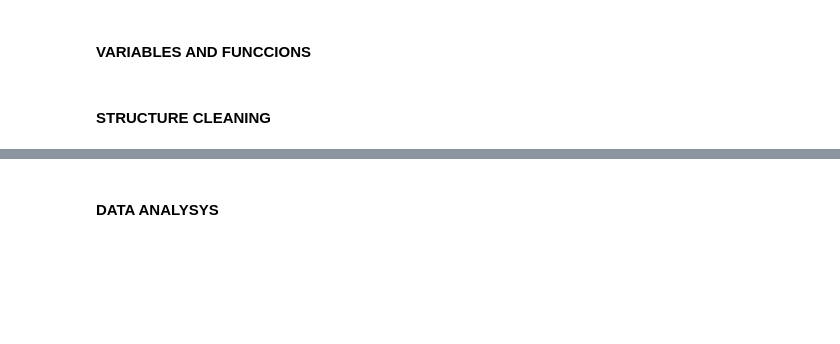
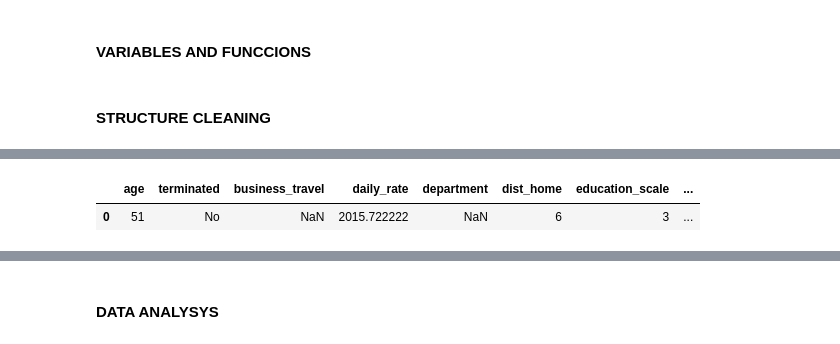
Before and after one commit to CibiPB/project-da-promo-49-INTERNO, a Jupyter notebook: Drafts/cibi_draft.ipynb, the cells around one changed output, grey strips where cells are left out. Cells and saved outputs as stored; diff of their text form; code cells hidden in the pictures; blank space fills up the shorter version.

```diff
--- a/Drafts/cibi_draft.ipynb
+++ b/Drafts/cibi_draft.ipynb
@@ -29,8 +36,8 @@ title_mapping = {"employeenumber": "employee_number",
                 "businesstravel": "business_travel",
                 "dailyrate": "daily_rate",
                 "distancefromhome": "dist_home",
+                "educationfield": "education_field",
                 "education": "education_scale",
-                "educationfield": "education",
                 "environmentsatisfaction": "env_sat_rate",
                 "hourlyrate": "hourly_rate",
                 "jobinvolvement": "job_involvement",
@@ -63,9 +70,7 @@ columns_personal =  ['employee_number',
                     'dist_home']
 
 columns_job =   ['job_title',
-                 'role_1',
-                 'department_1',
-                'department',
+                 'department',
                 'terminated',
                 'year_at_comp',
                 'year_current_role',
@@ -80,7 +85,7 @@ columns_job =   ['job_title',
                 'year_last_promotion',
                 'year_current_mngr']
 
-columns_education = ['education',
+columns_education = ['education_field',
                     'education_scale']
 
 
@@ -148,6 +155,11 @@ def data_analysis (dataframe, columns):
 # %%
 #RENAME
 df = df.rename(columns=title_mapping)
+# %%
+df.head(1)
+# %% [output]
+|  | age | terminated | business_travel | daily_rate | department | dist_home | education_scale | ... |
+| 0 | 51 | No | NaN | 2015.722222 | NaN | 6 | 3 | ... |
 # %%
 #REORDER
 df = reorder_columns(df, new_order_columns)
```
Also changed, not shown: parts of 8 cells of this notebook, 1 other file.
